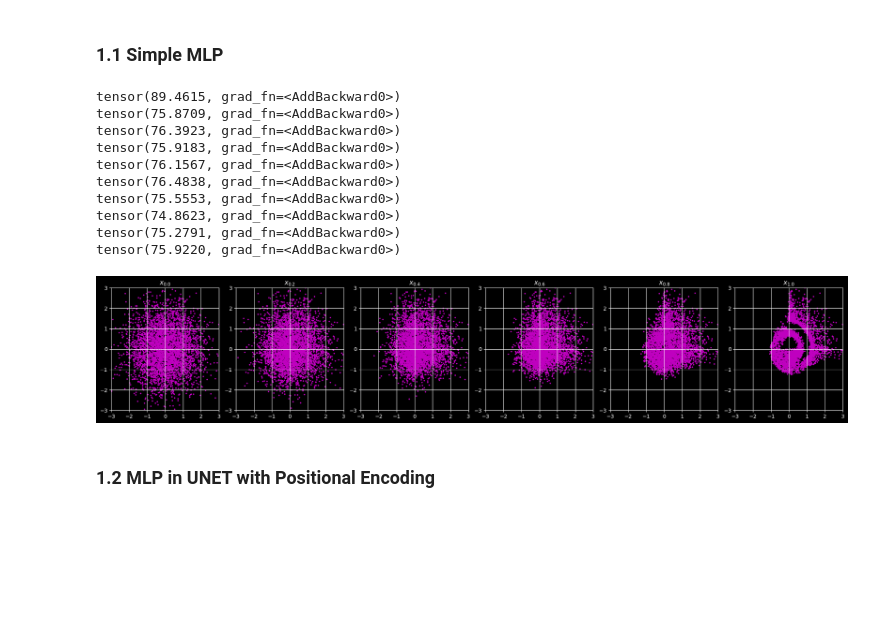
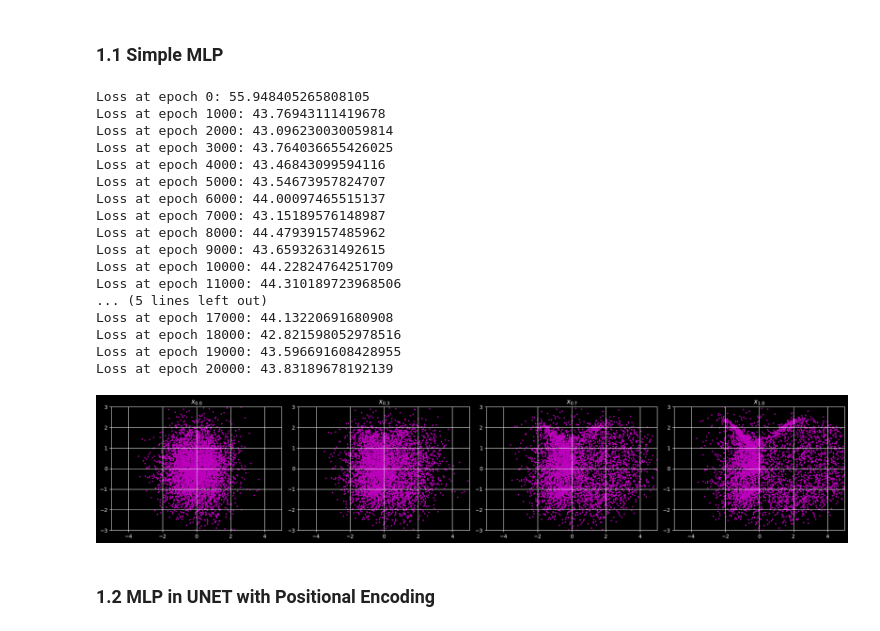
Before and after one commit to AlfredPichard/LADMG, a Jupyter notebook: introduction_notebooks/pichard_alfred/alpha_(de)blending.ipynb, the cells around one changed output. Drawn from its saved outputs; the diff is of its cells as text; code cells hidden in the pictures; blank space fills up the shorter version.

```diff
--- a/introduction_notebooks/pichard_alfred/alpha_(de)blending.ipynb
+++ b/introduction_notebooks/pichard_alfred/alpha_(de)blending.ipynb
@@ -65,25 +114,3 @@ def train(model, optimizer, criterion, dataset, batch_size):
     return epoch_loss
 # %% [markdown]
 ### 1.1 Simple MLP
-# %%
-class AlphaDeblendMLP(nn.Module):
-    def __init__(self):
-        super().__init__()
-        self.model = nn.Sequential(
-            nn.Linear(3, 64),
-            nn.ReLU(),
-            nn.Linear(64, 64),
-            nn.ReLU(),
-            nn.Linear(64, 64),
-            nn.ReLU(),
-            nn.Linear(64, 64),
-            nn.ReLU(),
-            nn.Linear(64, 2),
-            nn.ReLU(),
-        )
-
-    def forward(self, x, alpha):
-        x_alpha = torch.cat([x, alpha], dim=1)
-
-        out = self.model(x_alpha)
-        return out
@@ -90,54 +149,61 @@ class AlphaDeblendMLP(nn.Module):
 # %%
-BATCH_SIZE = 256
-EPOCHS = 5000
+BATCH_SIZE = 512
+EPOCHS = 20001
 LR = 0.001
 
-model = AlphaDeblendMLP()
+model = AlphaDeblendMLP(input_dim=2, hidden_dim=128, encoder_dim=2)
 optimizer = optim.Adam(model.parameters(), lr=LR)
-dataset = torch.tensor(data.T).float()
+dataset = data
 criterion = nn.MSELoss(reduction='mean')
 
 ### Train
 for epoch in range(EPOCHS):
     epoch_loss = train(model, optimizer, criterion, dataset, BATCH_SIZE)
 
-    if (epoch % 500 == 0):
-        print(epoch_loss)
+    if (epoch % 1000 == 0):
+        print(f"Loss at epoch {epoch}: {epoch_loss}")
 # %% [output]
-tensor(89.4615, grad_fn=<AddBackward0>)
-tensor(75.8709, grad_fn=<AddBackward0>)
-tensor(76.3923, grad_fn=<AddBackward0>)
-tensor(75.9183, grad_fn=<AddBackward0>)
-tensor(76.1567, grad_fn=<AddBackward0>)
-tensor(76.4838, grad_fn=<AddBackward0>)
-tensor(75.5553, grad_fn=<AddBackward0>)
-tensor(74.8623, grad_fn=<AddBackward0>)
-tensor(75.2791, grad_fn=<AddBackward0>)
-tensor(75.9220, grad_fn=<AddBackward0>)
+Loss at epoch 0: 55.948405265808105
+Loss at epoch 1000: 43.76943111419678
+Loss at epoch 2000: 43.096230030059814
+Loss at epoch 3000: 43.764036655426025
+Loss at epoch 4000: 43.46843099594116
+Loss at epoch 5000: 43.54673957824707
+Loss at epoch 6000: 44.00097465515137
+Loss at epoch 7000: 43.15189576148987
+Loss at epoch 8000: 44.47939157485962
+Loss at epoch 9000: 43.65932631492615
+Loss at epoch 10000: 44.22824764251709
+Loss at epoch 11000: 44.310189723968506
+... (5 lines left out)
+Loss at epoch 17000: 44.13220691680908
+Loss at epoch 18000: 42.821598052978516
+Loss at epoch 19000: 43.596691608428955
+Loss at epoch 20000: 43.83189678192139
 # %%
-NUM_PLOTS = 5
-BATCH_SIZE = 2**12
+NUM_PLOTS = 3
+BATCH_SIZE = 5000
 fig, axs = plt.subplots(1, NUM_PLOTS+1, figsize=(20,4))
 
 with torch.no_grad():
     x_alpha = torch.randn(BATCH_SIZE, 2, device=device)
 
     T = 100
     for t in range(T+1):
         alpha = t/T * torch.ones(BATCH_SIZE, 1)
         x_alpha = x_alpha + (1/T)*model(x_alpha, alpha)
 
         if (t % (T//NUM_PLOTS) == 0):
             i = t//(T//NUM_PLOTS)
             axs[i].scatter(x_alpha.T[0], x_alpha.T[1], c='m', s=3)
             axs[i].set_title(f"$x_{{{'%.1f'%(alpha[0])}}}$")
-            axs[i].set_xlim([-3, 3])
+            axs[i].set_xlim([-5, 5])
             axs[i].set_ylim([-3, 3])
             axs[i].grid(True)
 
     fig.tight_layout()
     plt.show()
 # %% [output]
-[figure, old version]
+[figure, new version]
 # %% [markdown]
 ### 1.2 MLP in UNET with Positional Encoding
```
Also changed, not shown: parts of 16 cells of this notebook.
